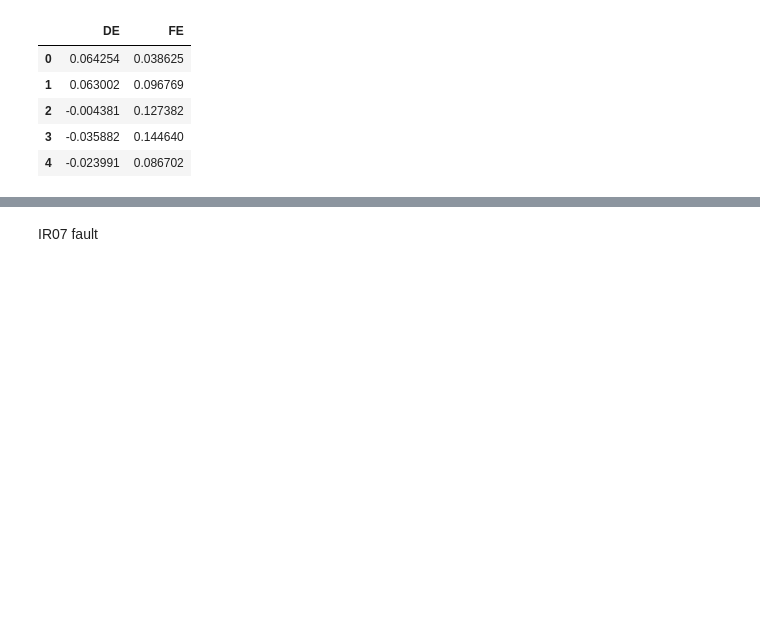
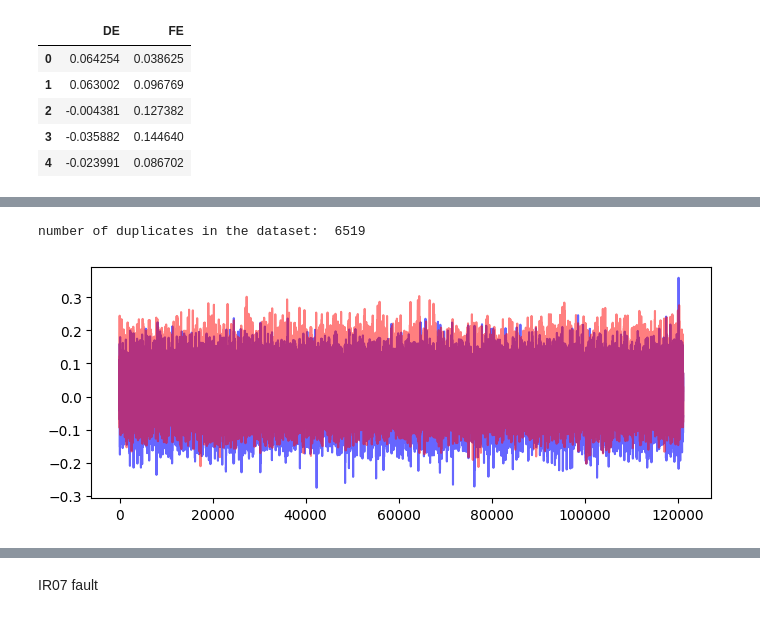
Before and after one commit to h4ppy0wl/PdM01, a Jupyter notebook: bearings01_EDA.ipynb, the cells around one changed output, grey strips where cells are left out. Cells and saved outputs as stored; diff of their text form; code cells hidden in the pictures; blank space fills up the shorter version.

```diff
--- a/bearings01_EDA.ipynb
+++ b/bearings01_EDA.ipynb
@@ -36,0 +89,11 @@ df_normal['fault'] = 0
+# %%
+print('number of duplicates in the dataset: ', sum(df_normal.duplicated()))
+# %% [output]
+number of duplicates in the dataset:  6519
+# %%
+plt.figure(figsize = (8,3))
+plt.plot(df_normal.index, df_normal.iloc[:,0], color='blue', alpha=0.6)#DriveEnd Acc. is Blue
+plt.plot(df_normal.index, df_normal.iloc[:,1], color='red', alpha=0.5)#FanEnd Acc. is red
+plt.show()
+# %% [output]
+[figure, added]
```
Also changed, not shown: parts of 28 cells of this notebook.
